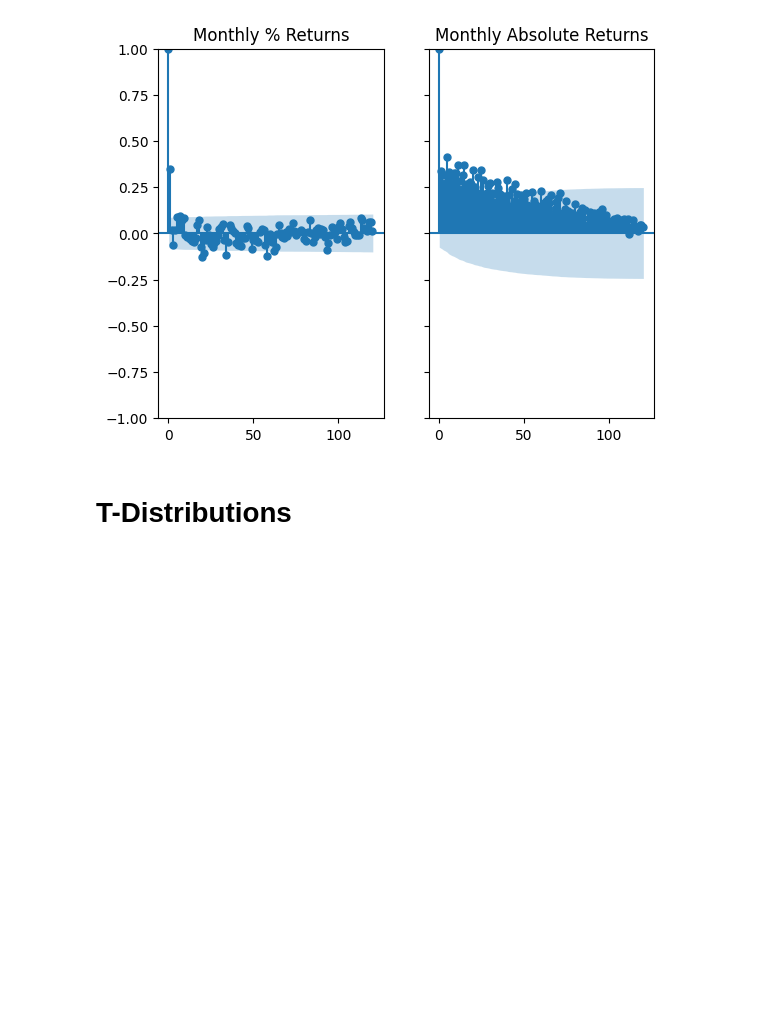
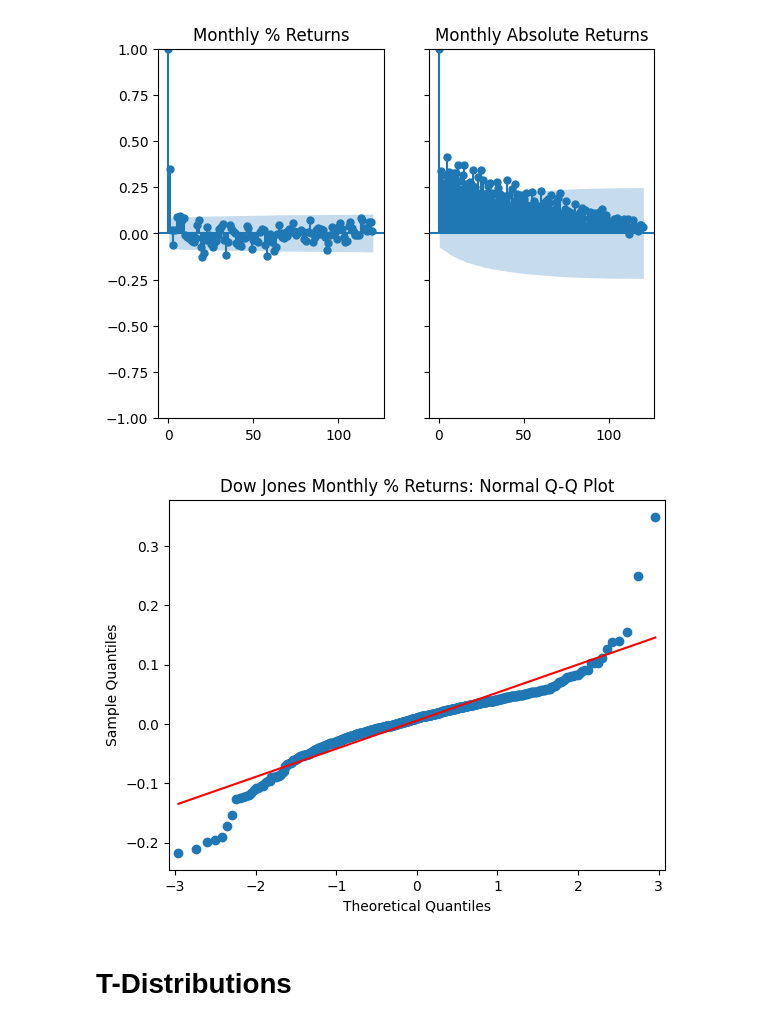
Before and after one commit to mattwalmsley/financial-modelling, a Jupyter notebook: quant-library/python/notebooks/time-series-statistics.ipynb, the cells around one changed output. Drawn from its saved outputs; the diff is of its cells as text; code cells hidden in the pictures; blank space fills up the shorter version.

Commit message:
Update Stylized Facts of Asset Prices and Returns.

```diff
--- a/quant-library/python/notebooks/time-series-statistics.ipynb
+++ b/quant-library/python/notebooks/time-series-statistics.ipynb
@@ -51,3 +49,13 @@ plt.figure(figsize=(12,6))
+# %%
+# QQ plot for returns
+qqplot(df['Monthly Return (%)'].dropna(), line='s')
+plt.xlabel('Theoretical Quantiles')
+plt.ylabel('Sample Quantiles')
+
+plt.title("Dow Jones Monthly % Returns: Normal Q-Q Plot")
+plt.show()
+# %% [output]
+[figure, added]
 # %% [markdown]
 # T-Distributions
 # %%
```
Also changed, not shown: parts of 1 cell of this notebook, 1 other file.
